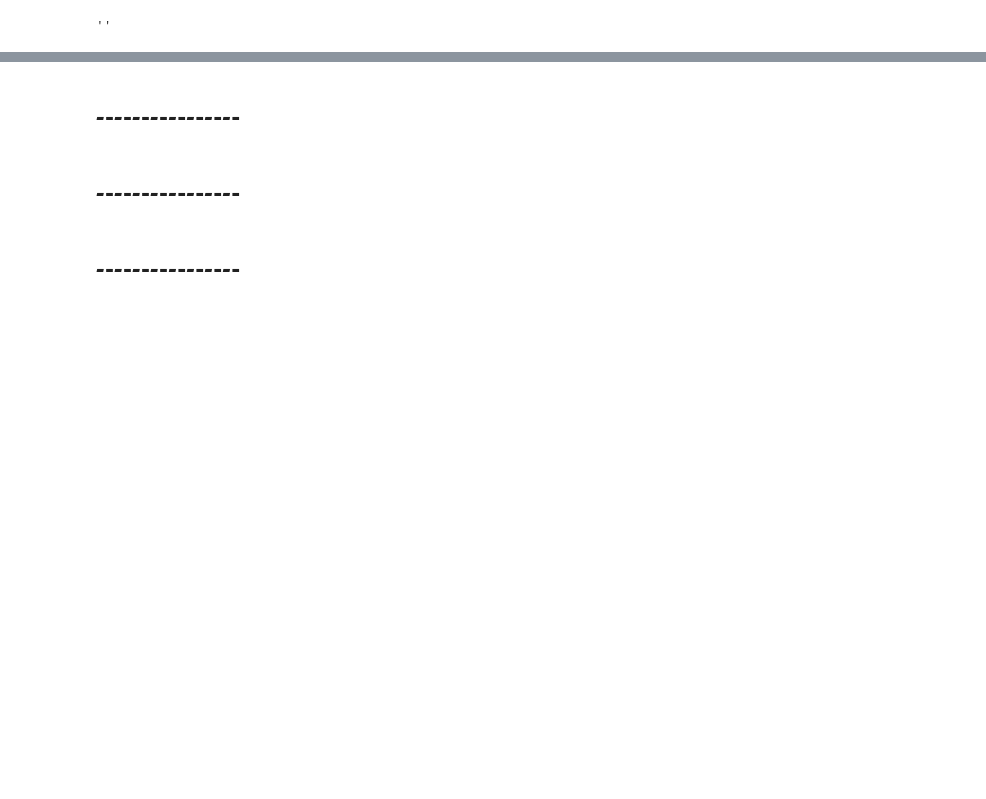
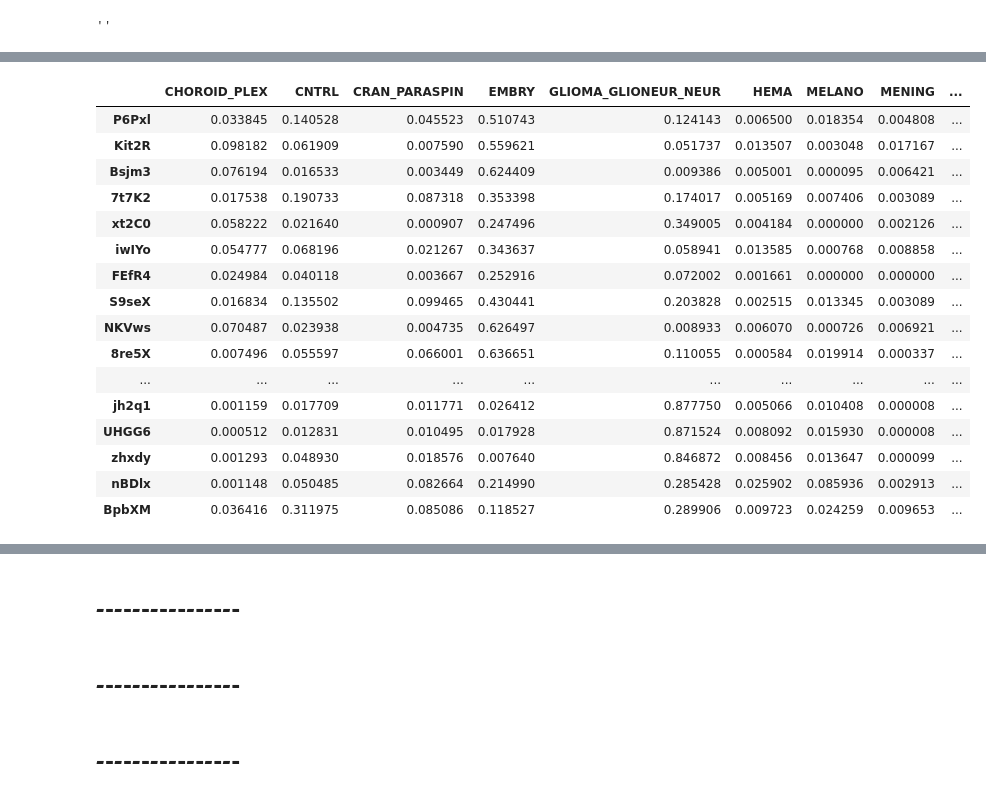
Before and after one commit to PhillipMaire/methyl_chla, a Jupyter notebook: notebooks/working/Full_pipline_V3.ipynb, the cells around one changed output, grey strips where cells are left out. Cells and saved outputs as stored; diff of their text form; code cells hidden in the pictures; blank space fills up the shorter version.

```diff
--- a/notebooks/working/Full_pipline_V3.ipynb
+++ b/notebooks/working/Full_pipline_V3.ipynb
@@ -1510,0 +2156,21 @@ Training 26 of 26: ('Family_code', 'UNCERT_DIFF') completed.
+# %%
+
+tmp1.head(20).style.background_gradient(cmap='coolwarm', axis=None, low=0, high=1)
+# %% [output]
+|  | CHOROID_PLEX | CNTRL | CRAN_PARASPIN | EMBRY | GLIOMA_GLIONEUR_NEUR | HEMA | MELANO | MENING | ... |
+| P6Pxl | 0.033845 | 0.140528 | 0.045523 | 0.510743 | 0.124143 | 0.006500 | 0.018354 | 0.004808 | ... |
+| Kit2R | 0.098182 | 0.061909 | 0.007590 | 0.559621 | 0.051737 | 0.013507 | 0.003048 | 0.017167 | ... |
+| Bsjm3 | 0.076194 | 0.016533 | 0.003449 | 0.624409 | 0.009386 | 0.005001 | 0.000095 | 0.006421 | ... |
+| 7t7K2 | 0.017538 | 0.190733 | 0.087318 | 0.353398 | 0.174017 | 0.005169 | 0.007406 | 0.003089 | ... |
+| xt2C0 | 0.058222 | 0.021640 | 0.000907 | 0.247496 | 0.349005 | 0.004184 | 0.000000 | 0.002126 | ... |
+| iwIYo | 0.054777 | 0.068196 | 0.021267 | 0.343637 | 0.058941 | 0.013585 | 0.000768 | 0.008858 | ... |
+| FEfR4 | 0.024984 | 0.040118 | 0.003667 | 0.252916 | 0.072002 | 0.001661 | 0.000000 | 0.000000 | ... |
+| S9seX | 0.016834 | 0.135502 | 0.099465 | 0.430441 | 0.203828 | 0.002515 | 0.013345 | 0.003089 | ... |
+| NKVws | 0.070487 | 0.023938 | 0.004735 | 0.626497 | 0.008933 | 0.006070 | 0.000726 | 0.006921 | ... |
+| 8re5X | 0.007496 | 0.055597 | 0.066001 | 0.636651 | 0.110055 | 0.000584 | 0.019914 | 0.000337 | ... |
+| ... | ... | ... | ... | ... | ... | ... | ... | ... | ... |
+| jh2q1 | 0.001159 | 0.017709 | 0.011771 | 0.026412 | 0.877750 | 0.005066 | 0.010408 | 0.000008 | ... |
+| UHGG6 | 0.000512 | 0.012831 | 0.010495 | 0.017928 | 0.871524 | 0.008092 | 0.015930 | 0.000008 | ... |
+| zhxdy | 0.001293 | 0.048930 | 0.018576 | 0.007640 | 0.846872 | 0.008456 | 0.013647 | 0.000099 | ... |
+| nBDlx | 0.001148 | 0.050485 | 0.082664 | 0.214990 | 0.285428 | 0.025902 | 0.085936 | 0.002913 | ... |
+| BpbXM | 0.036416 | 0.311975 | 0.085086 | 0.118527 | 0.289906 | 0.009723 | 0.024259 | 0.009653 | ... |
```
Also changed, not shown: parts of 59 cells of this notebook.
